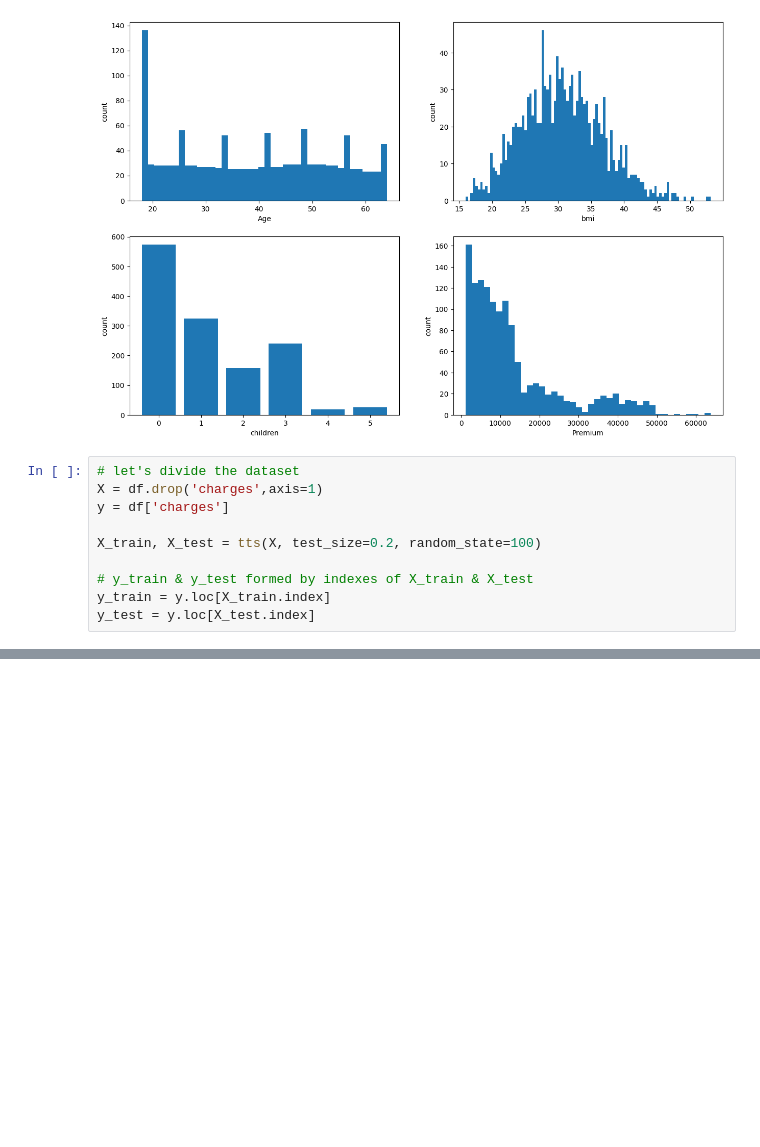
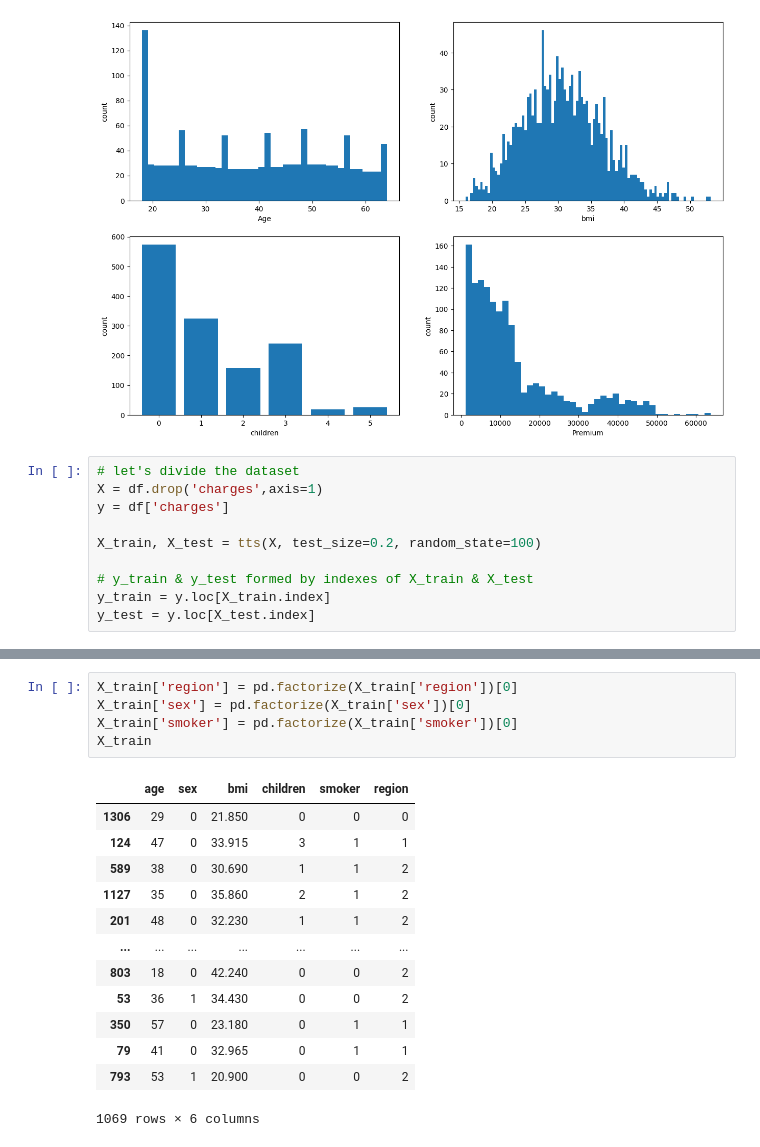
Before and after one commit to agustinluj/machine-learning-python-template-3, a Jupyter notebook: src/explore.ipynb, the cells around one changed output, grey strips where cells are left out. Drawn from its saved outputs; the diff is of its cells as text; blank space fills up the shorter version.

```diff
--- a/src/explore.ipynb
+++ b/src/explore.ipynb
@@ -129,0 +148,19 @@ y_test = y.loc[X_test.index]
+# %%
+X_train['region'] = pd.factorize(X_train['region'])[0]
+X_train['sex'] = pd.factorize(X_train['sex'])[0]
+X_train['smoker'] = pd.factorize(X_train['smoker'])[0]
+X_train
+# %% [output]
+|  | age | sex | bmi | children | smoker | region |
+| 1306 | 29 | 0 | 21.850 | 0 | 0 | 0 |
+| 124 | 47 | 0 | 33.915 | 3 | 1 | 1 |
+| 589 | 38 | 0 | 30.690 | 1 | 1 | 2 |
+| 1127 | 35 | 0 | 35.860 | 2 | 1 | 2 |
+| 201 | 48 | 0 | 32.230 | 1 | 1 | 2 |
+| ... | ... | ... | ... | ... | ... | ... |
+| 803 | 18 | 0 | 42.240 | 0 | 0 | 2 |
+| 53 | 36 | 1 | 34.430 | 0 | 0 | 2 |
+| 350 | 57 | 0 | 23.180 | 0 | 1 | 1 |
+| 79 | 41 | 0 | 32.965 | 0 | 1 | 1 |
+| 793 | 53 | 1 | 20.900 | 0 | 0 | 2 |
+1069 rows × 6 columns
```
Also changed, not shown: parts of 11 cells of this notebook.
